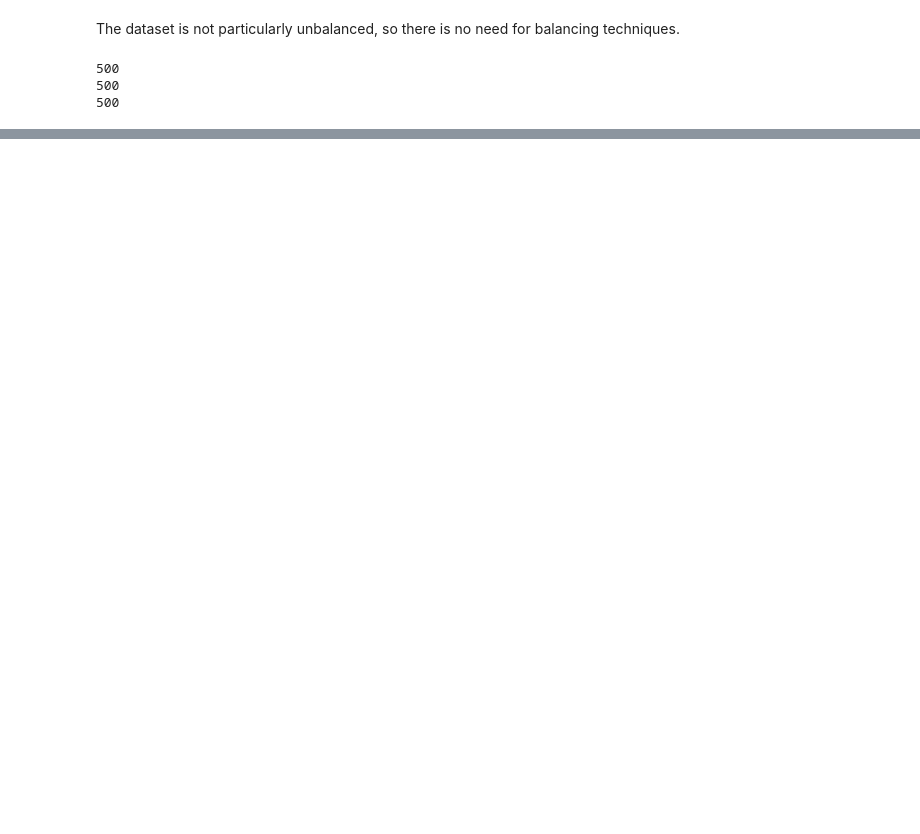
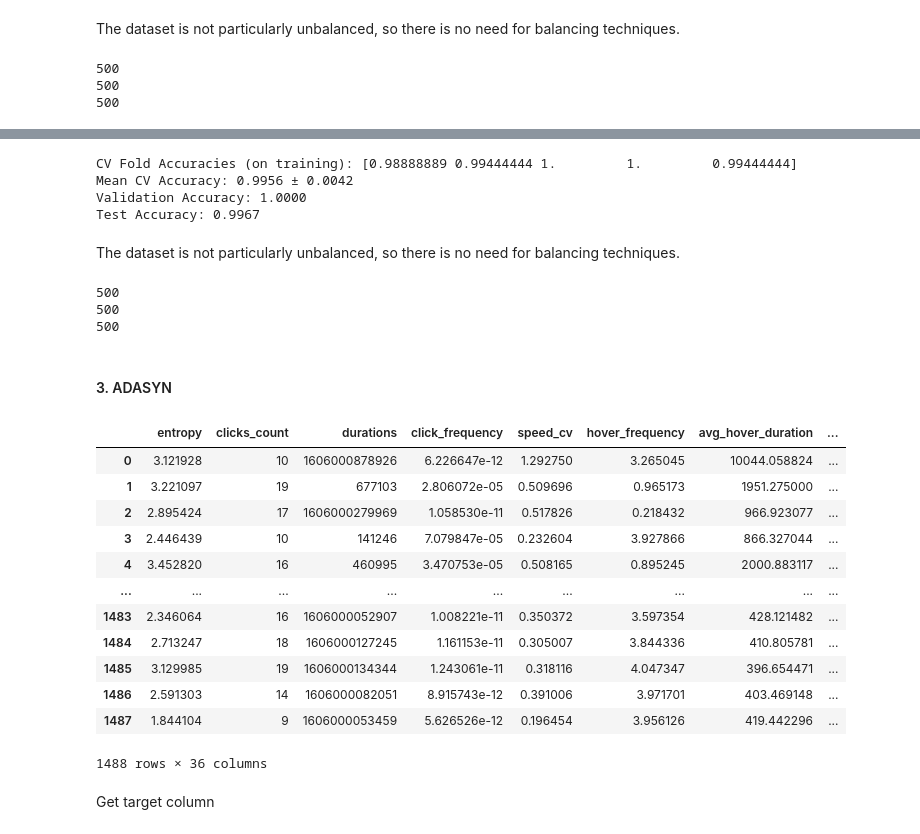
Before and after one commit to cherrydrunk/DSA4263-automated-fraud, a Jupyter notebook: notebooks/KNN_test_2.ipynb, the cells around one changed output, grey strips where cells are left out. Cells and saved outputs as stored; diff of their text form; code cells hidden in the pictures; blank space fills up the shorter version.

```diff
--- a/notebooks/KNN_test_2.ipynb
+++ b/notebooks/KNN_test_2.ipynb
@@ -87,0 +176,63 @@ print(len(resampled[resampled['label']== 'advanced_bot']))
+# %%
+# Define KNN model with preprocessing pipeline
+# StandardScaler is usually helpful for KNN
+knn_bsmote_pipe = make_pipeline(StandardScaler(), KNeighborsClassifier(n_neighbors=3))
+
+# K-Fold setup
+kfold_bsmote = KFold(n_splits=5, shuffle=True, random_state=42)
+
+cv_scores_bsmote = cross_val_score(knn_bsmote_pipe, X_train_bsmote, y_train_bsmote, cv=kfold_bsmote, scoring='accuracy')
+
+print(f"CV Fold Accuracies (on training): {cv_scores_bsmote}")
+print(f"Mean CV Accuracy: {np.mean(cv_scores_bsmote):.4f} ± {np.std(cv_scores_bsmote):.4f}")
+
+# Step 5: Fit model on full training set
+knn_bsmote_pipe.fit(X_train_bsmote, y_train_bsmote)
+
+# Step 6: Evaluate on validation set
+val_accuracy_bsmote = knn_bsmote_pipe.score(X_val_bsmote, y_val_bsmote)
+print(f"Validation Accuracy: {val_accuracy_bsmote:.4f}")
+
+# Step 7: Final evaluation on test set (optional, only after model selection)
+test_accuracy_bsmote = knn_bsmote.score(X_test_bsmote, y_test_bsmote)
+print(f"Test Accuracy: {test_accuracy_bsmote:.4f}")
+# %% [output]
+CV Fold Accuracies (on training): [0.98888889 0.99444444 1.         1.         0.99444444]
+Mean CV Accuracy: 0.9956 ± 0.0042
+Validation Accuracy: 1.0000
+Test Accuracy: 0.9967
+# %% [markdown]
+The dataset is not particularly unbalanced, so there is no need for balancing techniques.
+# %%
+print(len(resampled_bsmote[resampled_bsmote['label']== 'human']))
+print(len(resampled_bsmote[resampled_bsmote['label']== 'moderate_bot']))
+print(len(resampled_bsmote[resampled_bsmote['label']== 'advanced_bot']))
+# %% [output]
+500
+500
+500
+# %% [markdown]
+#### 3. ADASYN
+# %%
+# load resampled dataset
+
+resampled_ada = pd.read_csv('../data/processed/oversampled_adasyn.csv')
+resampled_ada = resampled_ada.drop(columns='Unnamed: 0')
+# %%
+resampled_ada
+# %% [output]
+|  | entropy | clicks_count | durations | click_frequency | speed_cv | hover_frequency | avg_hover_duration | ... |
+| 0 | 3.121928 | 10 | 1606000878926 | 6.226647e-12 | 1.292750 | 3.265045 | 10044.058824 | ... |
+| 1 | 3.221097 | 19 | 677103 | 2.806072e-05 | 0.509696 | 0.965173 | 1951.275000 | ... |
+| 2 | 2.895424 | 17 | 1606000279969 | 1.058530e-11 | 0.517826 | 0.218432 | 966.923077 | ... |
+| 3 | 2.446439 | 10 | 141246 | 7.079847e-05 | 0.232604 | 3.927866 | 866.327044 | ... |
+| 4 | 3.452820 | 16 | 460995 | 3.470753e-05 | 0.508165 | 0.895245 | 2000.883117 | ... |
+| ... | ... | ... | ... | ... | ... | ... | ... | ... |
+| 1483 | 2.346064 | 16 | 1606000052907 | 1.008221e-11 | 0.350372 | 3.597354 | 428.121482 | ... |
+| 1484 | 2.713247 | 18 | 1606000127245 | 1.161153e-11 | 0.305007 | 3.844336 | 410.805781 | ... |
+| 1485 | 3.129985 | 19 | 1606000134344 | 1.243061e-11 | 0.318116 | 4.047347 | 396.654471 | ... |
+| 1486 | 2.591303 | 14 | 1606000082051 | 8.915743e-12 | 0.391006 | 3.971701 | 403.469148 | ... |
+| 1487 | 1.844104 | 9 | 1606000053459 | 5.626526e-12 | 0.196454 | 3.956126 | 419.442296 | ... |
+1488 rows × 36 columns
+# %% [markdown]
+Get target column
```
Also changed, not shown: parts of 23 cells of this notebook, 5 other files.
